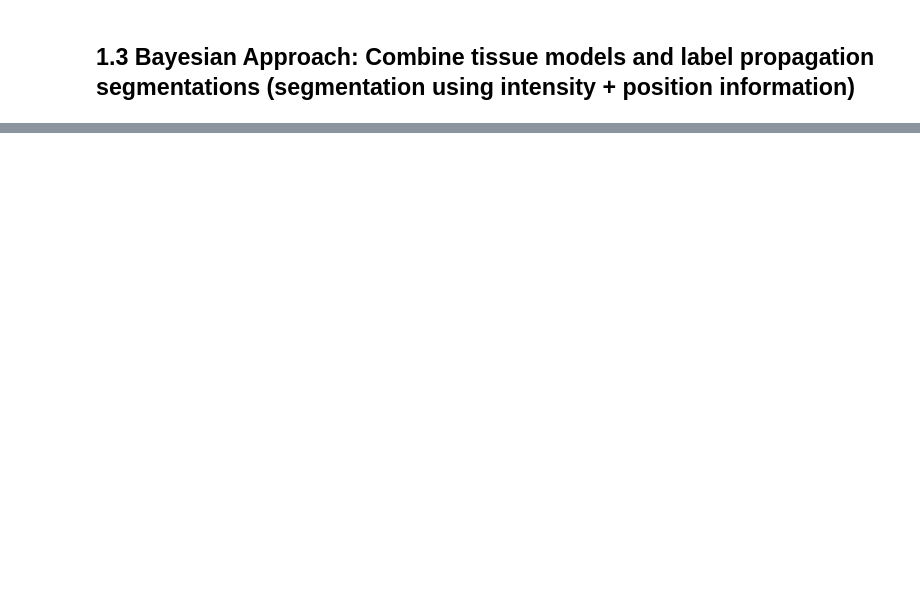
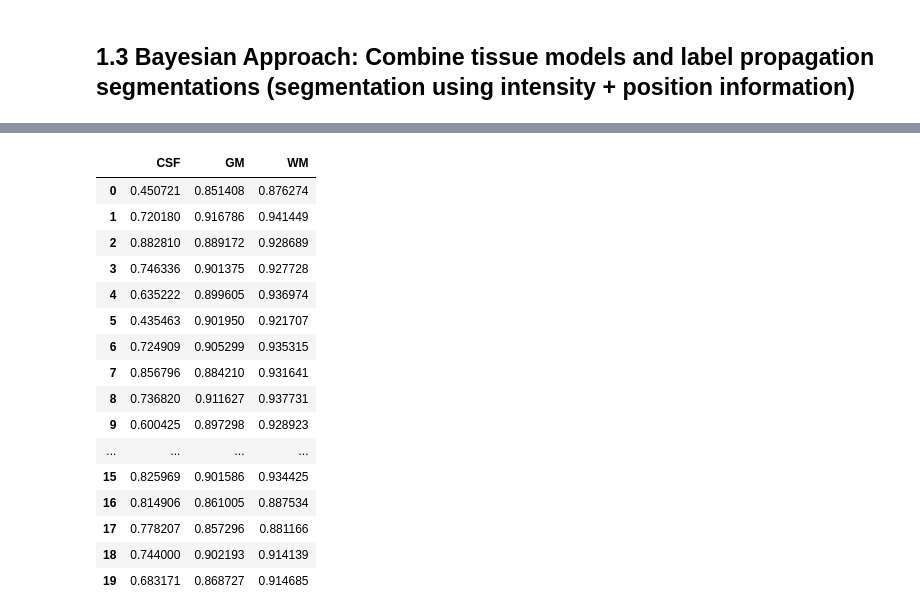
Before and after one commit to cansuyalcinn/MIRA_MISA_LABS, a Jupyter notebook: MISA_LAB3/LP_seg_without_EM.ipynb, the cells around one changed output, grey strips where cells are left out. Drawn from its saved outputs; the diff is of its cells as text; code cells hidden in the pictures; blank space fills up the shorter version.

Commit message:
Bayesian Framework is added.

```diff
--- a/MISA_LAB3/LP_seg_without_EM.ipynb
+++ b/MISA_LAB3/LP_seg_without_EM.ipynb
@@ -298,0 +411,22 @@ for p in list_patient:
+# %%
+# Read the csv results
+df = pd.read_csv(str(cwd) + '/data/Bayesian_segmentation/dice_scores.csv')
+df
+# %% [output]
+|  | CSF | GM | WM |
+| 0 | 0.450721 | 0.851408 | 0.876274 |
+| 1 | 0.720180 | 0.916786 | 0.941449 |
+| 2 | 0.882810 | 0.889172 | 0.928689 |
+| 3 | 0.746336 | 0.901375 | 0.927728 |
+| 4 | 0.635222 | 0.899605 | 0.936974 |
+| 5 | 0.435463 | 0.901950 | 0.921707 |
+| 6 | 0.724909 | 0.905299 | 0.935315 |
+| 7 | 0.856796 | 0.884210 | 0.931641 |
+| 8 | 0.736820 | 0.911627 | 0.937731 |
+| 9 | 0.600425 | 0.897298 | 0.928923 |
+| ... | ... | ... | ... |
+| 15 | 0.825969 | 0.901586 | 0.934425 |
+| 16 | 0.814906 | 0.861005 | 0.887534 |
+| 17 | 0.778207 | 0.857296 | 0.881166 |
+| 18 | 0.744000 | 0.902193 | 0.914139 |
+| 19 | 0.683171 | 0.868727 | 0.914685 |
```
Also changed, not shown: parts of 7 cells of this notebook.
